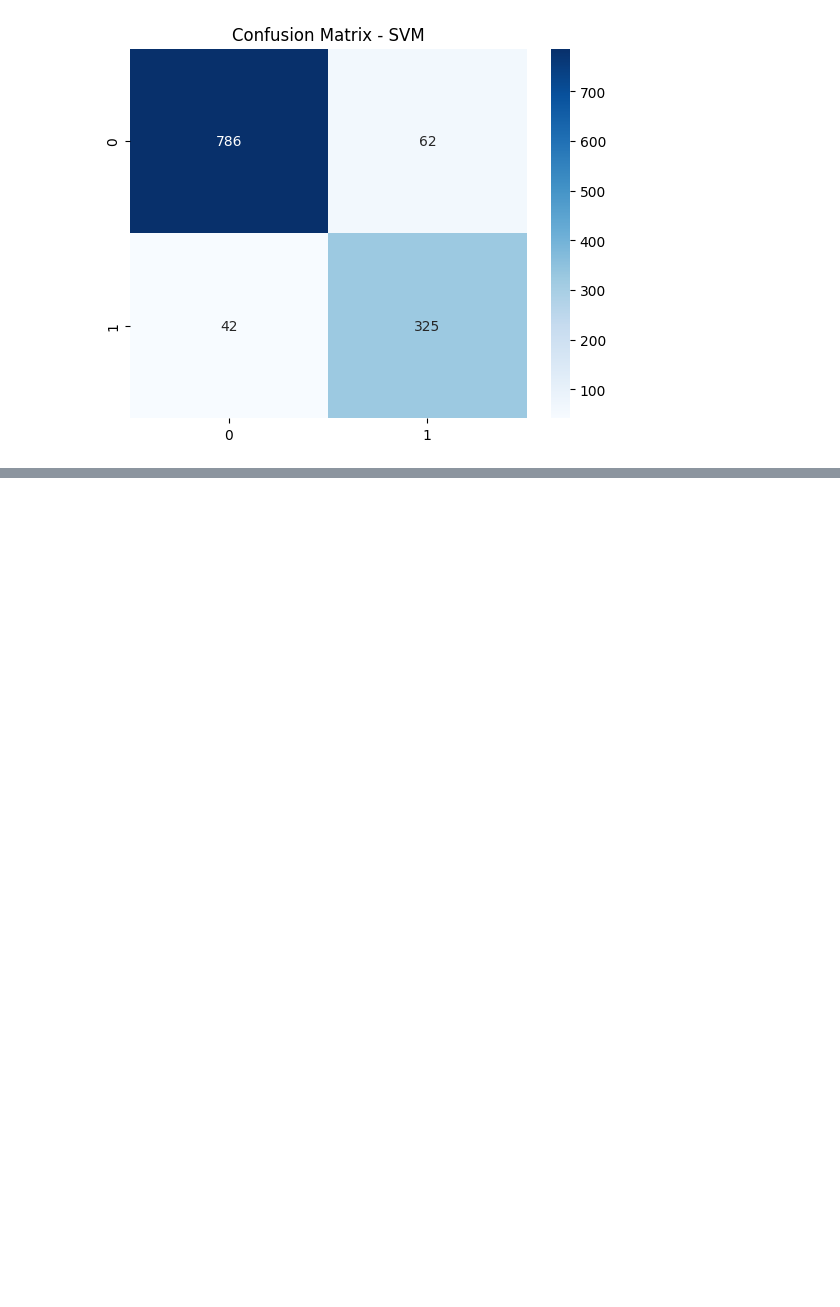
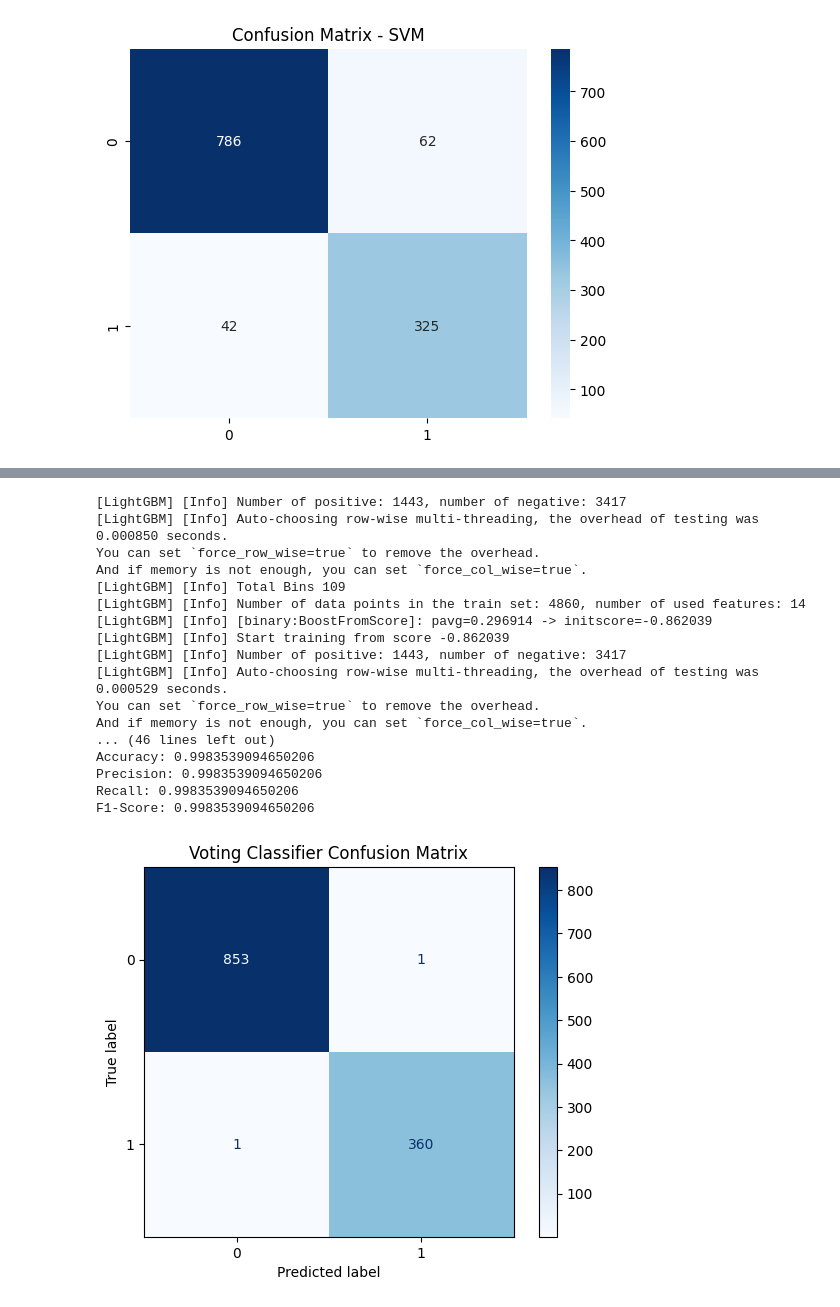
Before and after one commit to 2303A52381/Explainable--AI-Lab, a Jupyter notebook: LAB_EXAM_2.ipynb, the cells around one changed output, grey strips where cells are left out. Drawn from its saved outputs; the diff is of its cells as text; code cells hidden in the pictures; blank space fills up the shorter version.

```diff
--- a/LAB_EXAM_2.ipynb
+++ b/LAB_EXAM_2.ipynb
@@ -331,0 +380,8 @@ plt.show()
+# %%
+from sklearn.preprocessing import LabelEncoder
+
+le = LabelEncoder()
+for col in X.select_dtypes(include=['object']).columns:
+    X[col] = le.fit_transform(X[col].astype(str))
+
+y = le.fit_transform(y.astype(str))
@@ -331,0 +411,11 @@ plt.show()
+# %%
+from sklearn.metrics import accuracy_score, classification_report
+
+for name, model in models.items():
+    print(f"\n🚀 Training {name}...")
+    model.fit(X_train, y_train)
+    y_pred = model.predict(X_test)
+
+    acc = accuracy_score(y_test, y_pred)
+    print(f"{name} Accuracy: {acc:.4f}")
+    print(f"Classification Report for {name}:\n", classification_report(y_test, y_pred))
@@ -331,0 +442,60 @@ plt.show()
+# %%
+from sklearn.ensemble import VotingClassifier, StackingClassifier
+from sklearn.linear_model import LogisticRegression
+from sklearn.metrics import accuracy_score, precision_score, recall_score, f1_score, confusion_matrix, ConfusionMatrixDisplay
+import matplotlib.pyplot as plt
+
+# Base learners
+estimators = [
+    ('xgb', models['XGBoost']),
+    ('lgbm', models['LightGBM']),
+    ('cat', models['CatBoost'])
+]
+
+# Voting Classifier
+voting_clf = VotingClassifier(estimators=estimators, voting='soft')
+voting_clf.fit(X_train, y_train)
+y_pred_voting = voting_clf.predict(X_test)
+
+# Stacking Classifier
+stack_clf = StackingClassifier(
+    estimators=estimators,
+    final_estimator=LogisticRegression(),
+    passthrough=True
+)
+stack_clf.fit(X_train, y_train)
+y_pred_stack = stack_clf.predict(X_test)
+
+# Evaluation Function
+def evaluate_model(name, y_true, y_pred):
+    print(f"\n📊 {name} Results:")
+    print("Accuracy:", accuracy_score(y_true, y_pred))
+    print("Precision:", precision_score(y_true, y_pred, average='weighted'))
+    print("Recall:", recall_score(y_true, y_pred, average='weighted'))
+    print("F1-Score:", f1_score(y_true, y_pred, average='weighted'))
+    cm = confusion_matrix(y_true, y_pred)
+    ConfusionMatrixDisplay(cm).plot(cmap='Blues')
+    plt.title(f"{name} Confusion Matrix")
+    plt.show()
+
+evaluate_model("Voting Classifier", y_test, y_pred_voting)
+evaluate_model("Stacking Classifier", y_test, y_pred_stack)
+# %% [output]
+[LightGBM] [Info] Number of positive: 1443, number of negative: 3417
+[LightGBM] [Info] Auto-choosing row-wise multi-threading, the overhead of testing was 0.000850 seconds.
+You can set `force_row_wise=true` to remove the overhead.
+And if memory is not enough, you can set `force_col_wise=true`.
+[LightGBM] [Info] Total Bins 109
+[LightGBM] [Info] Number of data points in the train set: 4860, number of used features: 14
+[LightGBM] [Info] [binary:BoostFromScore]: pavg=0.296914 -> initscore=-0.862039
+[LightGBM] [Info] Start training from score -0.862039
+[LightGBM] [Info] Number of positive: 1443, number of negative: 3417
+[LightGBM] [Info] Auto-choosing row-wise multi-threading, the overhead of testing was 0.000529 seconds.
+You can set `force_row_wise=true` to remove the overhead.
+And if memory is not enough, you can set `force_col_wise=true`.
+... (46 lines left out)
+Accuracy: 0.9983539094650206
+Precision: 0.9983539094650206
+Recall: 0.9983539094650206
+F1-Score: 0.9983539094650206
+[figure, added]
```
Also changed, not shown: parts of 12 cells of this notebook.
